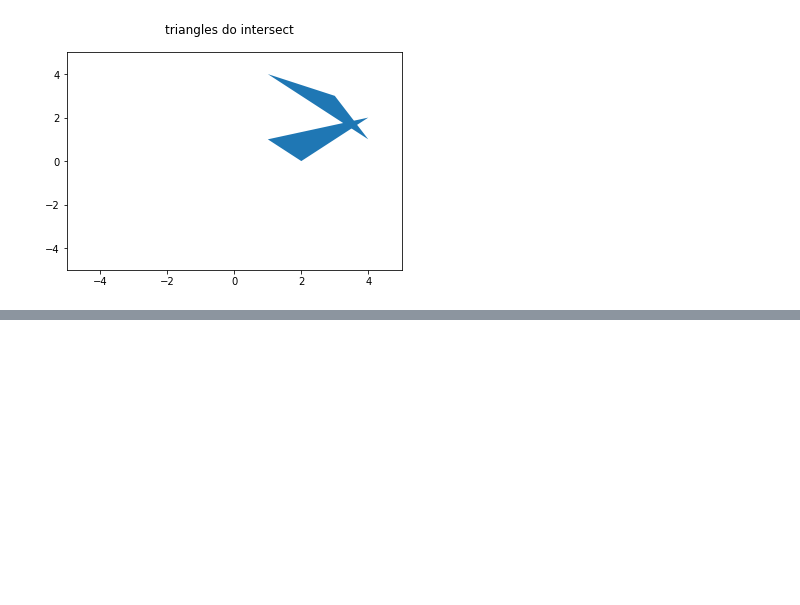
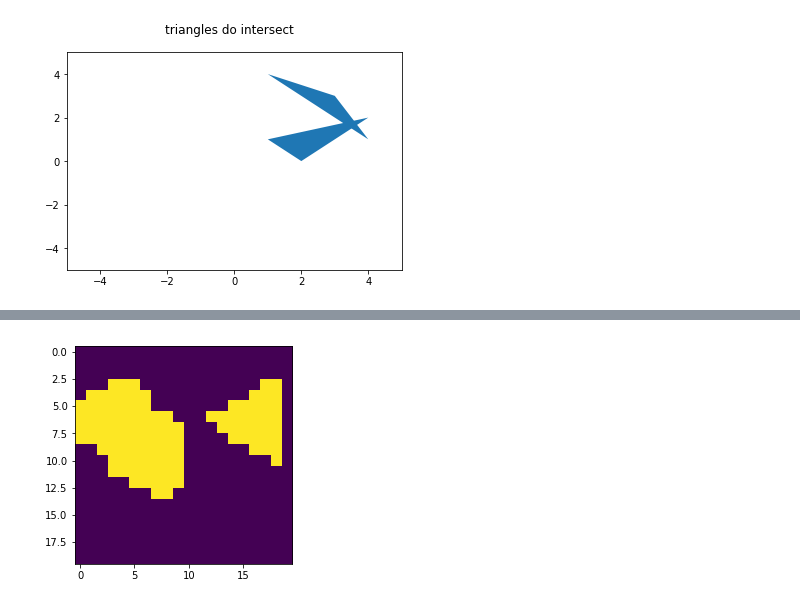
Before and after one commit to jhultman/Robotics, a Jupyter notebook: piano-mover/piano.ipynb, the cells around one changed output, grey strips where cells are left out. Cells and saved outputs as stored; diff of their text form; code cells hidden in the pictures; blank space fills up the shorter version.

Commit message:
add cspace animation

```diff
--- a/piano-mover/piano.ipynb
+++ b/piano-mover/piano.ipynb
@@ -63,20 +66,19 @@ def move_piano(piano, xy, theta):
     piano.xy = xy
     piano.orientation = theta
 # %%
-def compute_configuration_space(piano, obstacles, verts_fn, n=100):
+def compute_configuration_space(piano, obstacles, verts_fn, n_xy=20, n_theta=10):
     '''Sweeps through grid checking for triangle intersections'''
 
-    linspace_xy = np.linspace(0, 10, n)
-    linspace_theta = np.linspace(0, 2 * pi, n)
-    cspace = np.zeros((n, n, n))
+    linspace_xy = np.linspace(0, 6, n_xy)
+    linspace_theta = np.linspace(0, 2 * pi, n_theta)
+    cspace = np.zeros((n_xy, n_xy, n_theta))
 
     for i, x in enumerate(linspace_xy):
         for j, y in enumerate(linspace_xy):
             for k, theta in enumerate(linspace_theta):
                 move_piano(piano, (x, y), theta)
                 cspace[i, j, k] = collision_check(piano, obstacles, verts_fn)
-
-    return configuration_space
+    return cspace
 # %%
 def make_fancy_piano(offset):
     '''Hardcoded polygon to look more like piano'''
@@ -142 +144,8 @@ collision_check(piano, obstacles, verts_fn)
 False
+# %%
+cspace = compute_configuration_space(piano, obstacles, verts_fn)
+# %%
+plt.imshow(cspace[:, :, 3])
+plt.show()
+# %% [output]
+[figure, added]
```
Also changed, not shown: parts of 6 cells of this notebook, 2 other files.
